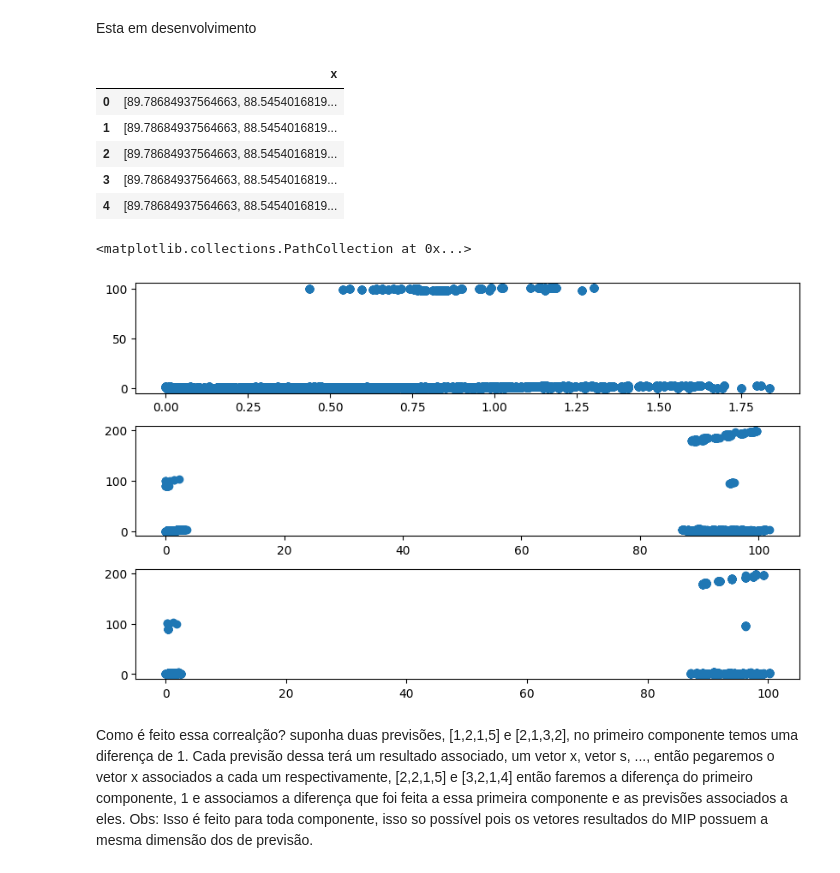
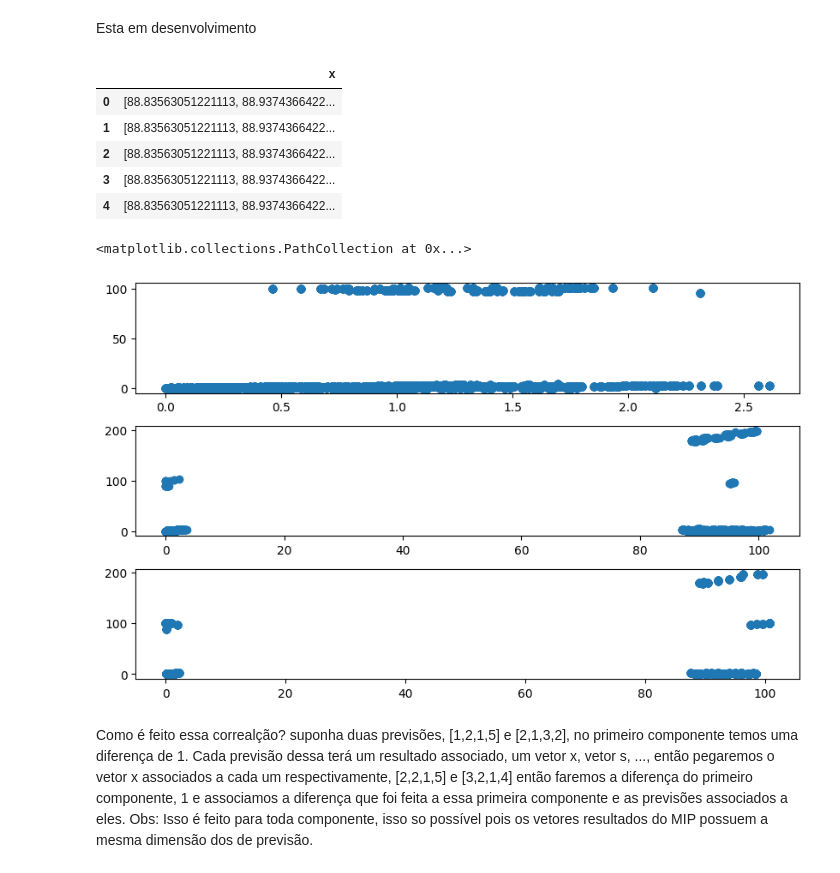
Before and after one commit to MarcioB1999/Prev_For_ULS, a Jupyter notebook: Modelo_pi/resultados_pi_analise.ipynb, the cells around one changed output. Saved outputs shown, nothing was run; the diff lists cells and outputs as text; code cells hidden in the pictures.

```diff
--- a/Modelo_pi/resultados_pi_analise.ipynb
+++ b/Modelo_pi/resultados_pi_analise.ipynb
@@ -68,7 +68,7 @@ resultados_ar = pd.read_csv("C:/Users/marcio/Documents/Prev_For_ULS/Resultados/t
 resultados_treino = pd.read_csv("C:/Users/marcio/Documents/Prev_For_ULS/Resultados/tabelas/Resultados_pi/resultados_pi_treino.csv").iloc[:,1:]
 # %%
 resultados_np = arrumaDataFrame(resultados_np)
-resultados_sar = arrumaDataFrame(resultados_sar)
+resultados_ar = arrumaDataFrame(resultados_ar)
 resultados_treino = arrumaDataFrame(resultados_treino)
 # %% [markdown]
 # Análise Dos Resultados
@@ -184,12 +184,12 @@ plt.savefig('C:/Users/marcio/Documents/Prev_For_ULS/Resultados/img/ResultS.png',
 # %%
-dist_x_NS = describe_dist_var(resultados_np,resultados_sar,'x')
-boxPlot_dist_x_NS = dataFrame_to_boxPlot(dist_x_NS,'dist')
+dist_x_NA = describe_dist_var(resultados_np,resultados_ar,'x')
+boxPlot_dist_x_NA = dataFrame_to_boxPlot(dist_x_NA,'dist')
 
 dist_x_NT = describe_dist_var(resultados_np,resultados_treino,'x')
 boxPlot_dist_x_NT = dataFrame_to_boxPlot(dist_x_NT,'dist')
 
-dist_x_ST = describe_dist_var(resultados_sar,resultados_treino,'x')
-boxPlot_dist_x_ST = dataFrame_to_boxPlot(dist_x_ST,'dist')
+dist_x_AT = describe_dist_var(resultados_ar,resultados_treino,'x')
+boxPlot_dist_x_AT = dataFrame_to_boxPlot(dist_x_AT,'dist')
 # %%
 fig=plt.figure(figsize=(10,8))
 plt.subplots_adjust(wspace=0, hspace=0.5)
@@ -354,40 +354,40 @@ for index in range(30):
 previsoes_np['x'] = previsoes
 previsoes_np = pd.DataFrame(previsoes_np)
 # %%
-previsoes_sar = {}
+previsoes_ar = {}
 previsoes = []
 for index in range(30):
-    with open(past+f'Prev_sar/Previsao_sar{index}.txt', "r") as arquivo:
+    with open(past+f'Prev_ari/Previsao_ari{index}.txt', "r") as arquivo:
 	    previsoes.append([float(demanda) for demanda in arquivo.read().split(',')])
 
-previsoes_sar['x'] = previsoes
-previsoes_sar = pd.DataFrame(previsoes_sar)
-previsoes_sar.head()
+previsoes_ar['x'] = previsoes
+previsoes_ar = pd.DataFrame(previsoes_ar)
+previsoes_ar.head()
 # %% [output]
 |  | x |
-| 0 | [89.78684937564663, 88.5454016819... |
-| 1 | [89.78684937564663, 88.5454016819... |
-| 2 | [89.78684937564663, 88.5454016819... |
-| 3 | [89.78684937564663, 88.5454016819... |
-| 4 | [89.78684937564663, 88.5454016819... |
+| 0 | [88.83563051221113, 88.9374366422... |
+| 1 | [88.83563051221113, 88.9374366422... |
+| 2 | [88.83563051221113, 88.9374366422... |
+| 3 | [88.83563051221113, 88.9374366422... |
+| 4 | [88.83563051221113, 88.9374366422... |
 # %%
-dist_prev_NS = describe_dist_var(previsoes_np,previsoes_sar,'x')
+dist_prev_NA = describe_dist_var(previsoes_np,previsoes_ar,'x')
 dist_prev_NT = describe_dist_var(previsoes_np,resultados_treino,'x')
-dist_prev_ST = describe_dist_var(previsoes_sar,resultados_treino,'x')
+dist_prev_AT = describe_dist_var(previsoes_ar,resultados_treino,'x')
 # %%
 fig=plt.figure(figsize=(10,6))
 plt.subplots_adjust(wspace=0, hspace=0.3)
 
 ax=fig.add_subplot(3,1,1)
-plt.scatter(dataFrame_to_boxPlot(dist_prev_NS,'dist')['dist'],dataFrame_to_boxPlot(dist_x_NS,'dist')['dist'])
+plt.scatter(dataFrame_to_boxPlot(dist_prev_NA,'dist')['dist'],dataFrame_to_boxPlot(dist_x_NA,'dist')['dist'])
 
 ax=fig.add_subplot(3,1,2)
 plt.scatter(dataFrame_to_boxPlot(dist_prev_NT,'dist')['dist'],dataFrame_to_boxPlot(dist_x_NT,'dist')['dist'])
 
 ax=fig.add_subplot(3,1,3)
-plt.scatter(dataFrame_to_boxPlot(dist_prev_ST,'dist')['dist'],dataFrame_to_boxPlot(dist_x_NT,'dist')['dist'])
+plt.scatter(dataFrame_to_boxPlot(dist_prev_AT,'dist')['dist'],dataFrame_to_boxPlot(dist_x_AT,'dist')['dist'])
 # %% [output]
 <matplotlib.collections.PathCollection at 0x...>
-[figure, old version]
+[figure, new version]
 # %% [markdown]
 Como é feito essa correalção? suponha duas previsões, [1,2,1,5] e [2,1,3,2], no primeiro componente temos uma diferença de 1. Cada previsão dessa terá um resultado associado, um vetor x, vetor s, ..., então pegaremos o vetor x associados a cada um respectivamente, [2,2,1,5] e [3,2,1,4] então faremos a diferença do primeiro componente, 1 e associamos a diferença que foi feita a essa primeira componente e as previsões associados a eles. Obs: Isso é feito para toda componente, isso so possível pois os vetores resultados do MIP possuem a mesma dimensão dos de previsão.
```
Also changed, not shown: parts of 13 cells of this notebook.
